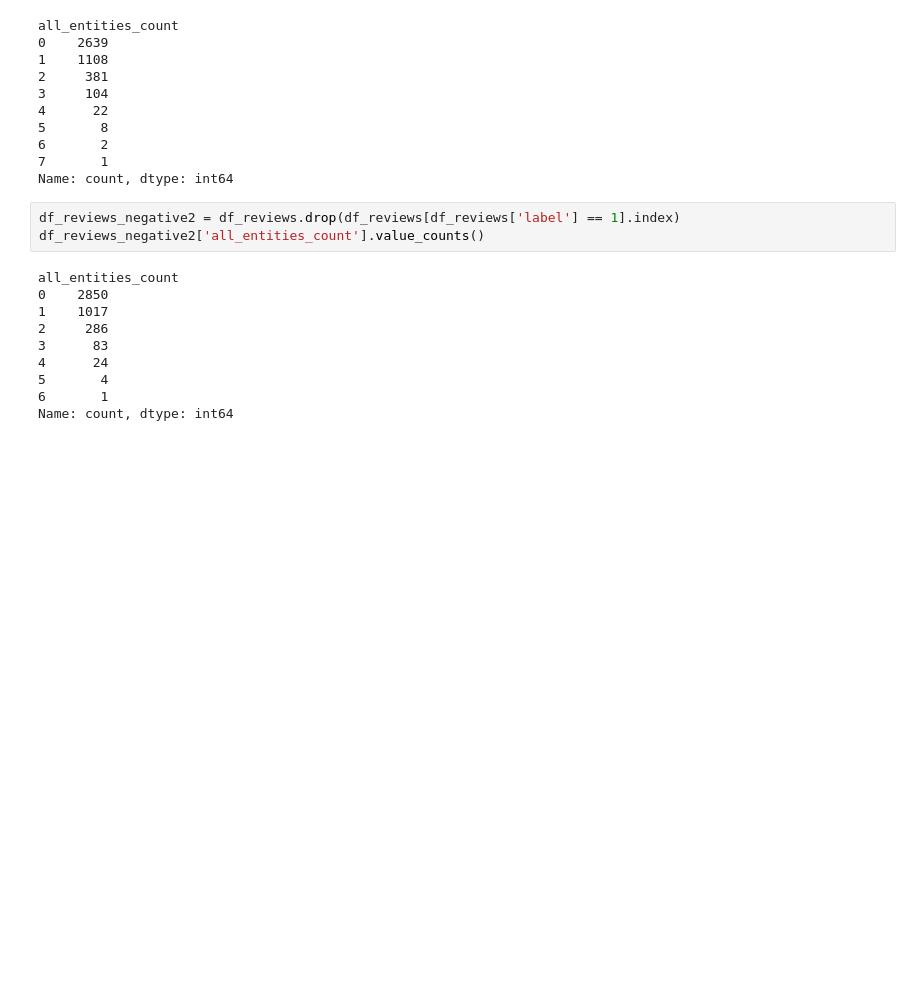
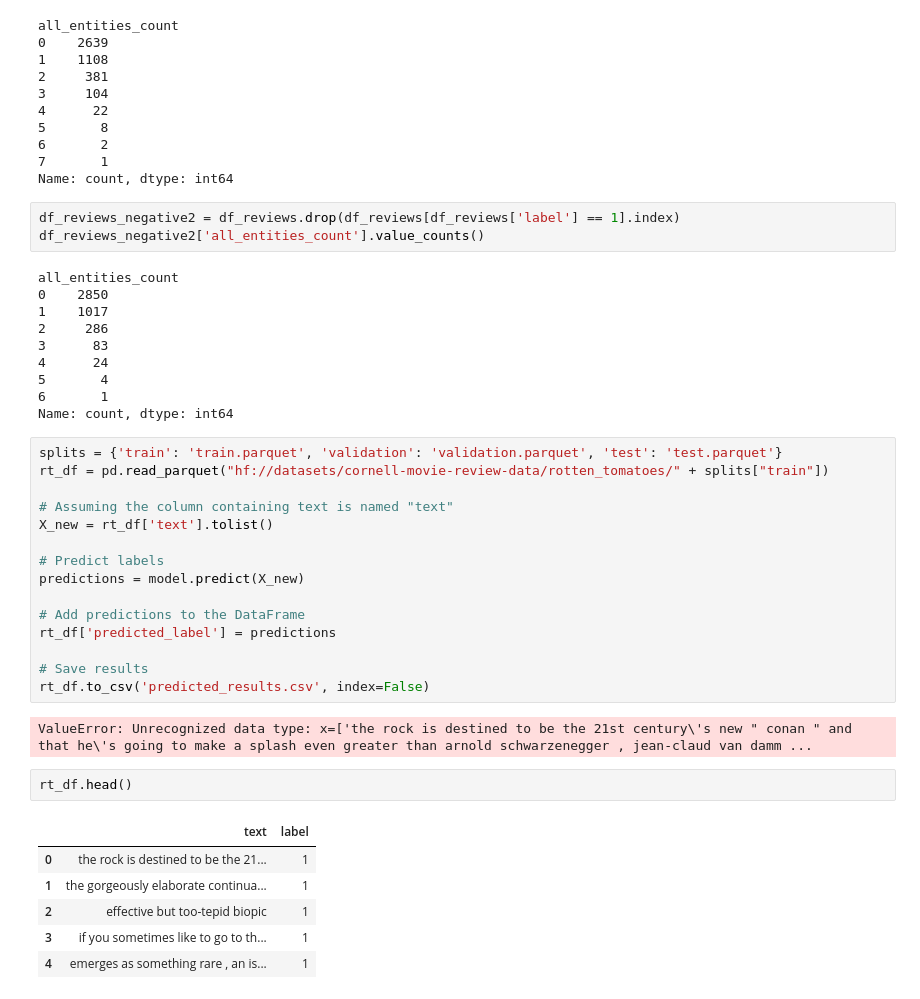
Before and after one commit to junghodavidlee/Project-3, a Jupyter notebook: IMDB Movie Sentiment Analysis.ipynb, the cells around one changed output. Cells and saved outputs as stored; diff of their text form; blank space fills up the shorter version.

```diff
--- a/IMDB Movie Sentiment Analysis.ipynb
+++ b/IMDB Movie Sentiment Analysis.ipynb
@@ -399,3 +451,29 @@ all_entities_count
 5       4
 6       1
 Name: count, dtype: int64
+# %%
+splits = {'train': 'train.parquet', 'validation': 'validation.parquet', 'test': 'test.parquet'}
+rt_df = pd.read_parquet("hf://datasets/cornell-movie-review-data/rotten_tomatoes/" + splits["train"])
+
+# Assuming the column containing text is named "text"
+X_new = rt_df['text'].tolist()
+
+# Predict labels
+predictions = model.predict(X_new)
+
+# Add predictions to the DataFrame
+rt_df['predicted_label'] = predictions
+
+# Save results
+rt_df.to_csv('predicted_results.csv', index=False)
+# %% [output]
+ValueError: Unrecognized data type: x=['the rock is destined to be the 21st century\'s new " conan " and that he\'s going to make a splash even greater than arnold schwarzenegger , jean-claud van damm ...
+# %%
+rt_df.head()
+# %% [output]
+|  | text | label |
+| 0 | the rock is destined to be the 21... | 1 |
+| 1 | the gorgeously elaborate continua... | 1 |
+| 2 | effective but too-tepid biopic | 1 |
+| 3 | if you sometimes like to go to th... | 1 |
+| 4 | emerges as something rare , an is... | 1 |
```
Also changed, not shown: parts of 20 cells of this notebook.
